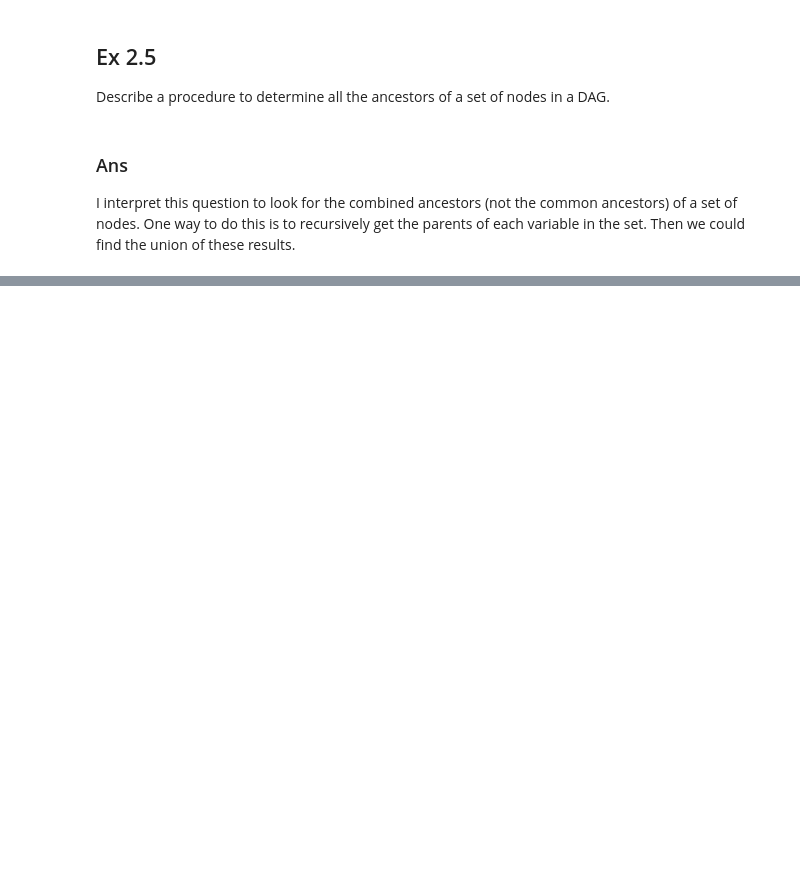
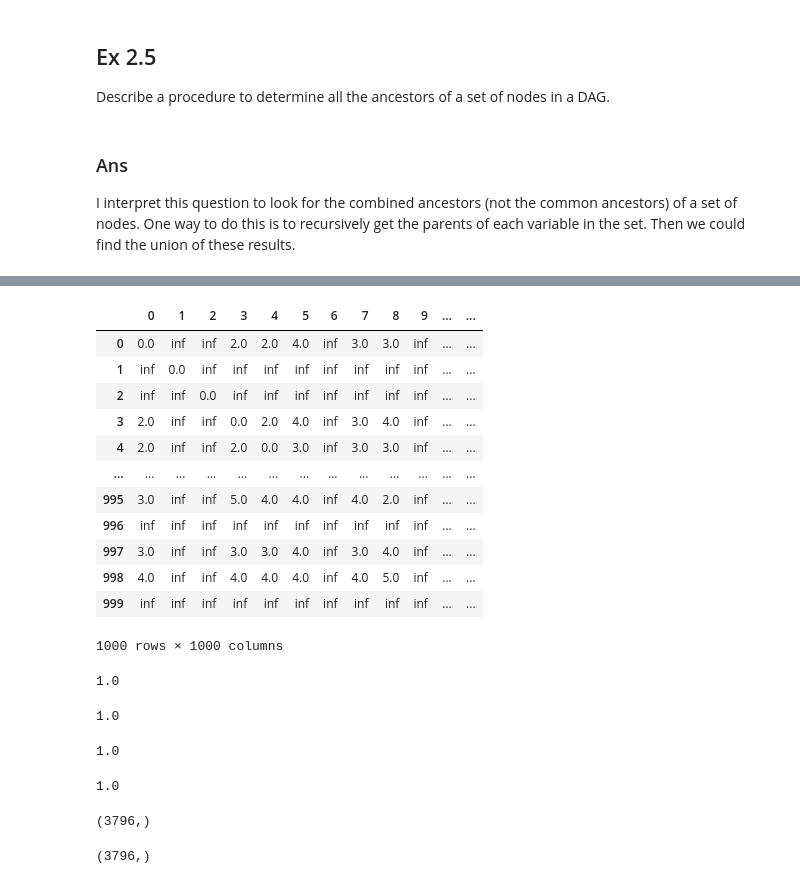
Before and after one commit to Edderic/BRML, a Jupyter notebook: solutions/ch-2.ipynb, the cells around one changed output, grey strips where cells are left out. Saved outputs shown, nothing was run; the diff lists cells and outputs as text; code cells hidden in the pictures; blank space fills up the shorter version.

```diff
--- a/solutions/ch-2.ipynb
+++ b/solutions/ch-2.ipynb
@@ -520,0 +623,40 @@ assert get_ancestors_of_vars(['C', 'F'], adjacency_matrix) == {'A', 'B', 'E', 'G
+# %%
+know_each_other = wiki_df + wiki_df.T
+know_each_other = know_each_other.mask(know_each_other >= 1, 1)
+# %%
+dijkstra_distances = pd.DataFrame(
+    [dijkstra(source=i, variables=know_each_other.columns, graph=AdjacencyMatrix(know_each_other)) for i in know_each_other.columns],
+    index=know_each_other.columns
+)
+# %%
+dijkstra_distances
+# %% [output]
+|  | 0 | 1 | 2 | 3 | 4 | 5 | 6 | 7 | 8 | 9 | ... | ... |
+| 0 | 0.0 | inf | inf | 2.0 | 2.0 | 4.0 | inf | 3.0 | 3.0 | inf | ... | ... |
+| 1 | inf | 0.0 | inf | inf | inf | inf | inf | inf | inf | inf | ... | ... |
+| 2 | inf | inf | 0.0 | inf | inf | inf | inf | inf | inf | inf | ... | ... |
+| 3 | 2.0 | inf | inf | 0.0 | 2.0 | 4.0 | inf | 3.0 | 4.0 | inf | ... | ... |
+| 4 | 2.0 | inf | inf | 2.0 | 0.0 | 3.0 | inf | 3.0 | 3.0 | inf | ... | ... |
+| ... | ... | ... | ... | ... | ... | ... | ... | ... | ... | ... | ... | ... |
+| 995 | 3.0 | inf | inf | 5.0 | 4.0 | 4.0 | inf | 4.0 | 2.0 | inf | ... | ... |
+| 996 | inf | inf | inf | inf | inf | inf | inf | inf | inf | inf | ... | ... |
+| 997 | 3.0 | inf | inf | 3.0 | 3.0 | 4.0 | inf | 3.0 | 4.0 | inf | ... | ... |
+| 998 | 4.0 | inf | inf | 4.0 | 4.0 | 4.0 | inf | 4.0 | 5.0 | inf | ... | ... |
+| 999 | inf | inf | inf | inf | inf | inf | inf | inf | inf | inf | ... | ... |
+1000 rows × 1000 columns
+# %%
+know_each_other.loc[0,40]
+# %% [output]
+1.0
+# %%
+know_each_other.loc[40,0]
+# %% [output]
+1.0
+# %%
+know_each_other.loc[0, 229]
+# %% [output]
+1.0
+# %%
+know_each_other.loc[229, 0]
+# %% [output]
+1.0
@@ -520,0 +665,8 @@ assert get_ancestors_of_vars(['C', 'F'], adjacency_matrix) == {'A', 'B', 'E', 'G
+# %%
+x.shape
+# %% [output]
+(3796,)
+# %%
+y.shape
+# %% [output]
+(3796,)
```
Also changed, not shown: parts of 22 cells of this notebook.
